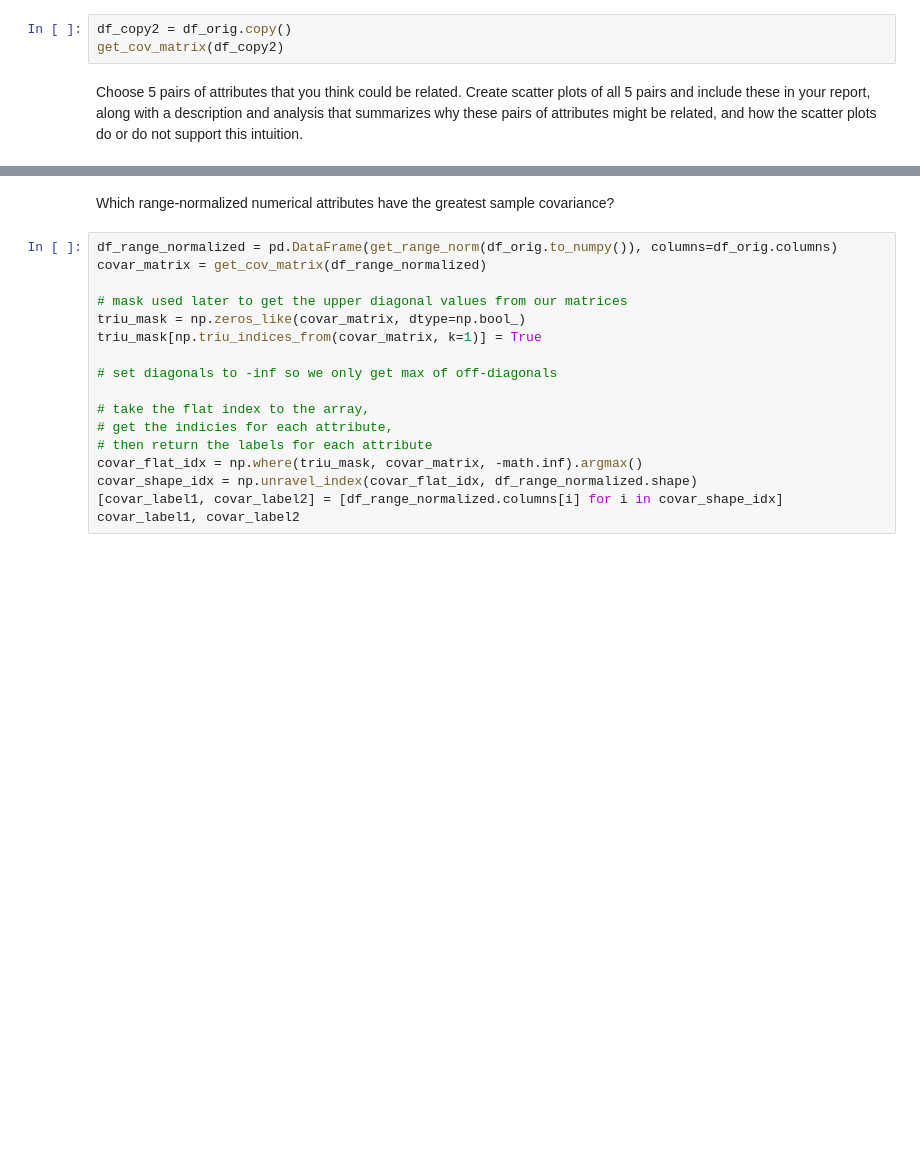
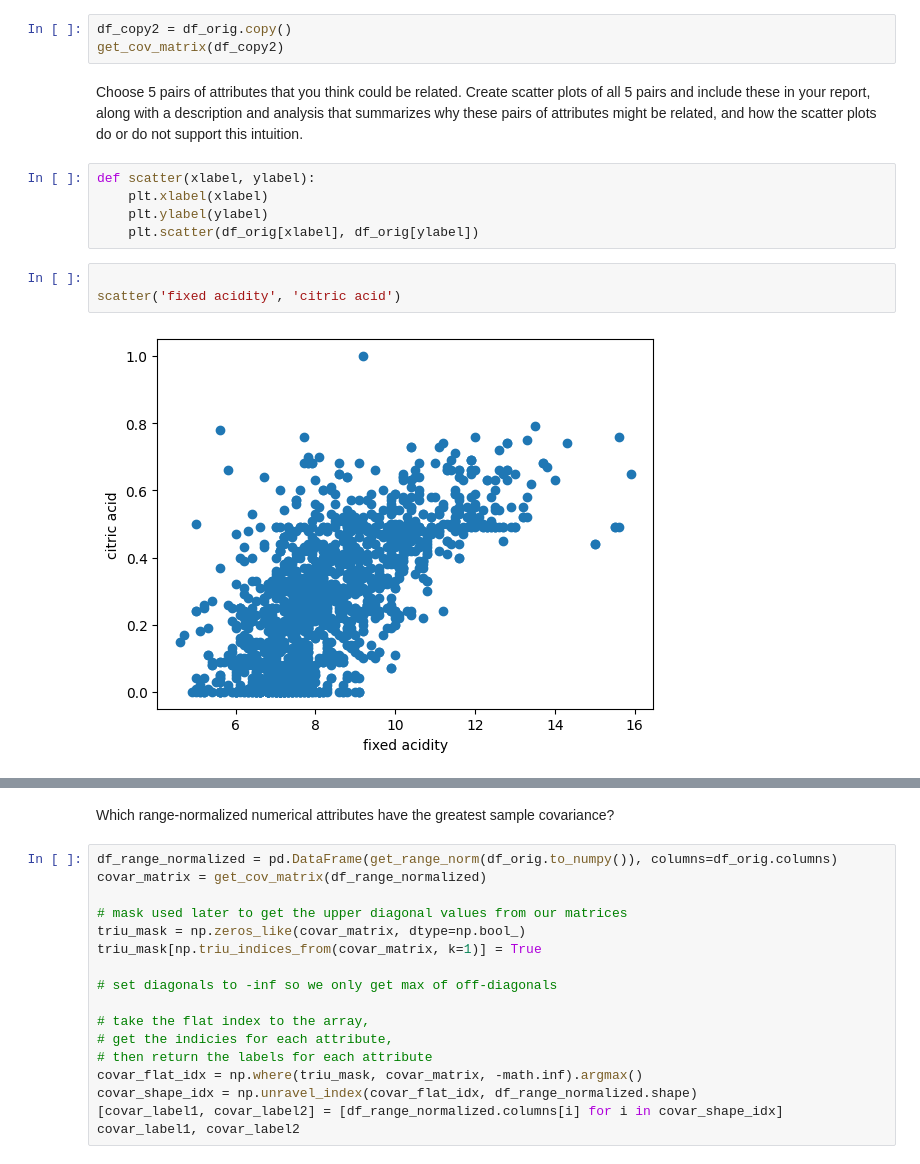
Before and after one commit to Koalafant/csci347_data_mining, a Jupyter notebook: proj_1/one.ipynb, the cells around one changed output, grey strips where cells are left out. Cells and saved outputs as stored; diff of their text form; blank space fills up the shorter version.

Commit message:
Answered some questions, added a function to make scatter plots

```diff
--- a/proj_1/one.ipynb
+++ b/proj_1/one.ipynb
@@ -181,3 +181,13 @@ Choose 5 pairs of attributes that you think could be related. Create scatter plo
 all 5 pairs and include these in your report, along with a description and analysis that
 summarizes why these pairs of attributes might be related, and how the scatter plots do or
 do not support this intuition.
+# %%
+def scatter(xlabel, ylabel):
+    plt.xlabel(xlabel)
+    plt.ylabel(ylabel)
+    plt.scatter(df_orig[xlabel], df_orig[ylabel])
+# %%
+
+scatter('fixed acidity', 'citric acid')
+# %% [output]
+[figure, added]
```
Also changed, not shown: parts of 4 cells of this notebook.
